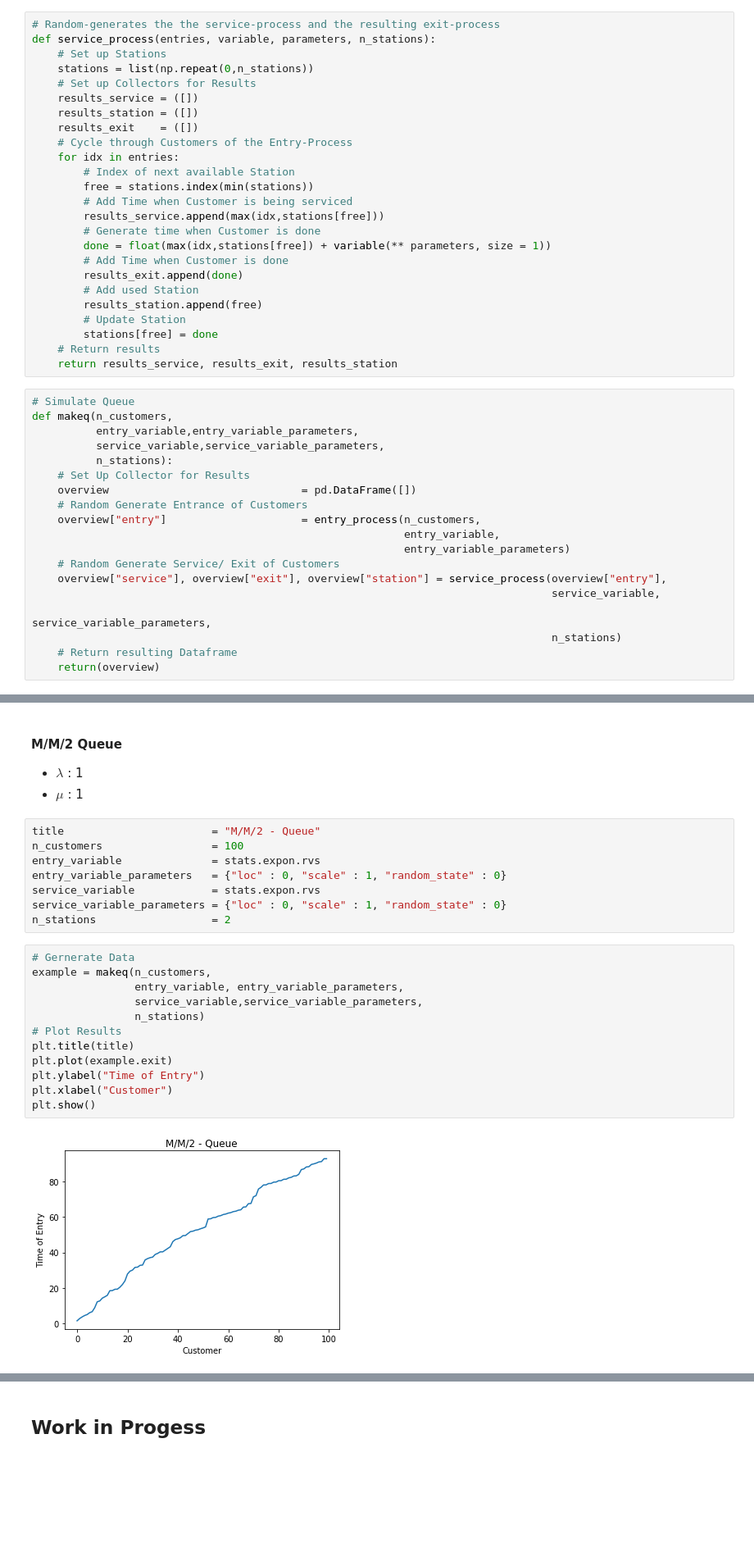
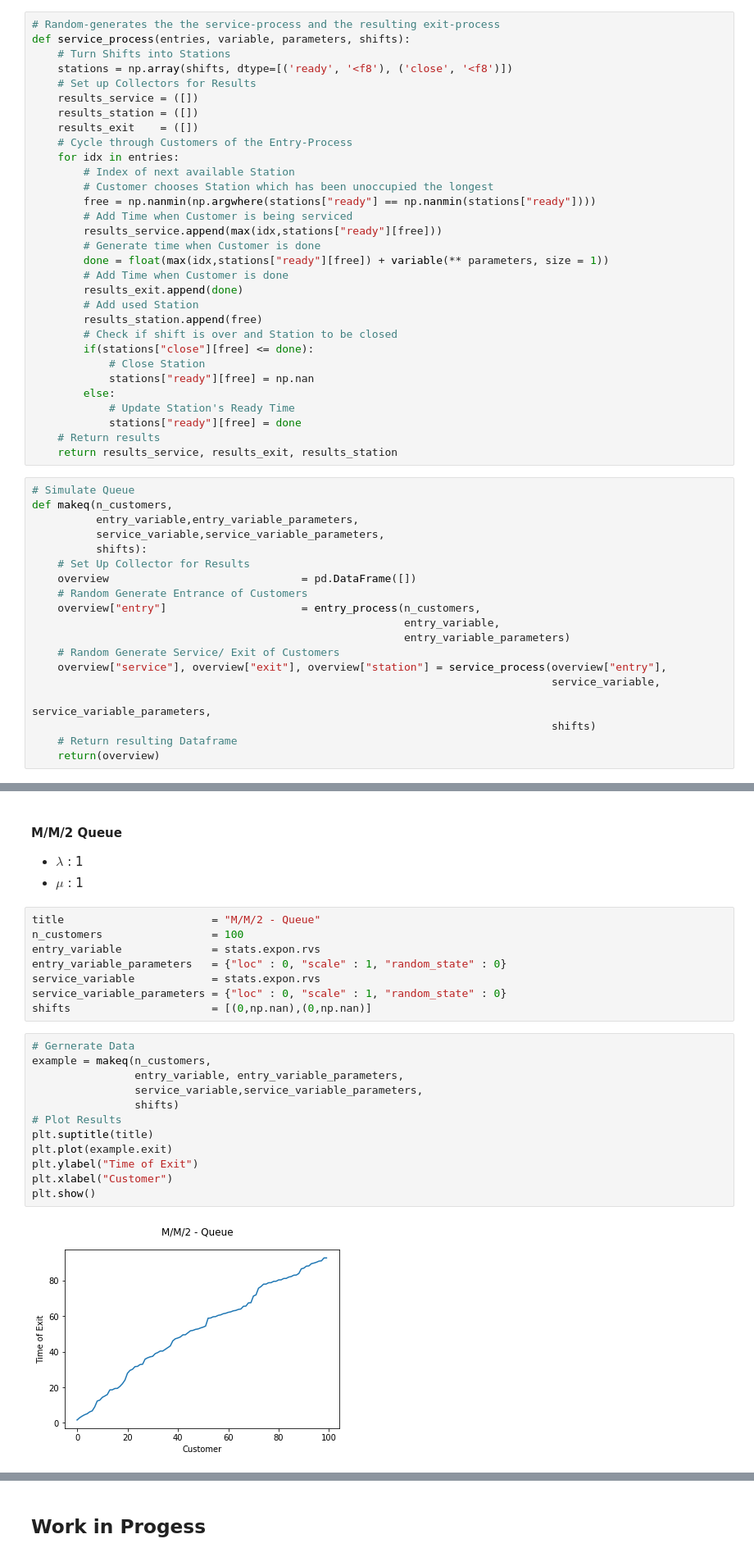
Before and after one commit to HRMNN/SuperMarket, a Jupyter notebook: QSIM.ipynb, the cells around one changed output, grey strips where cells are left out. Shown: that part at 82% size. Saved outputs shown, nothing was run; the diff lists cells and outputs as text; blank space fills up the shorter version.

Commit message:
Finalized non-stationary number of Stations
Number of Stations (/Registers) over time will be determined by shifts (of cashiers).

```diff
--- a/QSIM.ipynb
+++ b/QSIM.ipynb
@@ -27,9 +28,9 @@ def entry_process(packages, variable, parameters):
     return results["entry"]
 # %%
 # Random-generates the the service-process and the resulting exit-process
-def service_process(entries, variable, parameters, n_stations):
-    # Set up Stations
-    stations = list(np.repeat(0,n_stations))
+def service_process(entries, variable, parameters, shifts):
+    # Turn Shifts into Stations
+    stations = np.array(shifts, dtype=[('ready', '<f8'), ('close', '<f8')])
     # Set up Collectors for Results
     results_service = ([])
     results_station = ([])
@@ -37,17 +38,23 @@ def service_process(entries, variable, parameters, n_stations):
     # Cycle through Customers of the Entry-Process
     for idx in entries:
         # Index of next available Station
-        free = stations.index(min(stations))
+        # Customer chooses Station which has been unoccupied the longest
+        free = np.nanmin(np.argwhere(stations["ready"] == np.nanmin(stations["ready"])))
         # Add Time when Customer is being serviced
-        results_service.append(max(idx,stations[free]))
+        results_service.append(max(idx,stations["ready"][free]))
         # Generate time when Customer is done
-        done = float(max(idx,stations[free]) + variable(** parameters, size = 1))
+        done = float(max(idx,stations["ready"][free]) + variable(** parameters, size = 1))
         # Add Time when Customer is done
         results_exit.append(done)
         # Add used Station
         results_station.append(free)
-        # Update Station
-        stations[free] = done
+        # Check if shift is over and Station to be closed
+        if(stations["close"][free] <= done):
+            # Close Station
+            stations["ready"][free] = np.nan
+        else:
+            # Update Station's Ready Time
+            stations["ready"][free] = done
     # Return results
     return results_service, results_exit, results_station
 # %%
@@ -55,7 +62,7 @@ def service_process(entries, variable, parameters, n_stations):
 def makeq(n_customers,
           entry_variable,entry_variable_parameters,
           service_variable,service_variable_parameters,
-          n_stations):
+          shifts):
     # Set Up Collector for Results
     overview                              = pd.DataFrame([])
     # Random Generate Entrance of Customers
@@ -66,6 +73,6 @@ def makeq(n_customers,
     overview["service"], overview["exit"], overview["station"] = service_process(overview["entry"],
                                                                                  service_variable,
                                                                                  service_variable_parameters,
-                                                                                 n_stations)
+                                                                                 shifts)
     # Return resulting Dataframe
     return(overview)
@@ -108,18 +120,18 @@ entry_variable              = stats.expon.rvs
 entry_variable_parameters   = {"loc" : 0, "scale" : 1, "random_state" : 0}
 service_variable            = stats.expon.rvs
 service_variable_parameters = {"loc" : 0, "scale" : 1, "random_state" : 0}
-n_stations                  = 2
+shifts                      = [(0,np.nan),(0,np.nan)]
 # %%
 # Gernerate Data
 example = makeq(n_customers,
                 entry_variable, entry_variable_parameters,
                 service_variable,service_variable_parameters,
-                n_stations)
+                shifts)
 # Plot Results
-plt.title(title)
+plt.suptitle(title)
 plt.plot(example.exit)
-plt.ylabel("Time of Entry")
+plt.ylabel("Time of Exit")
 plt.xlabel("Customer")
 plt.show()
 # %% [output]
-[figure, old version]
+[figure, new version]
```
Also changed, not shown: parts of 16 cells of this notebook.
